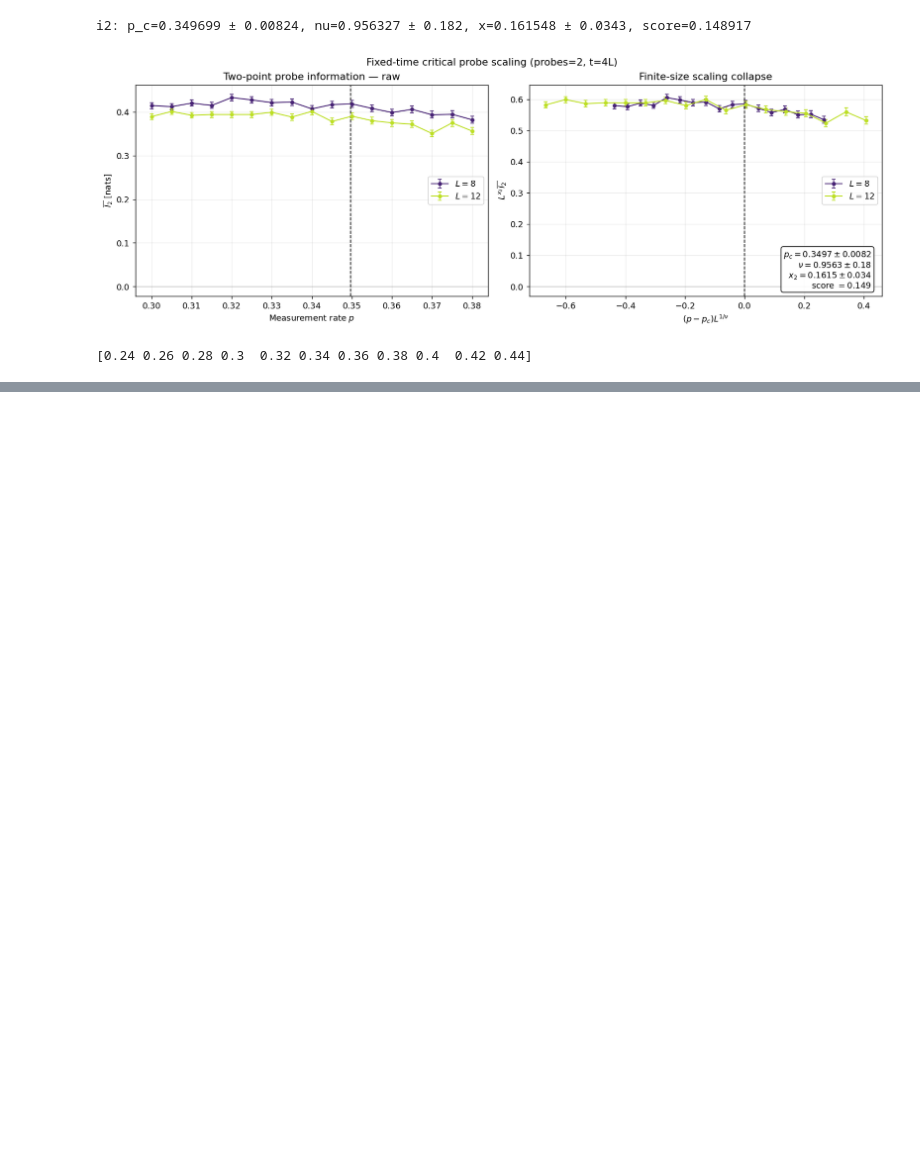
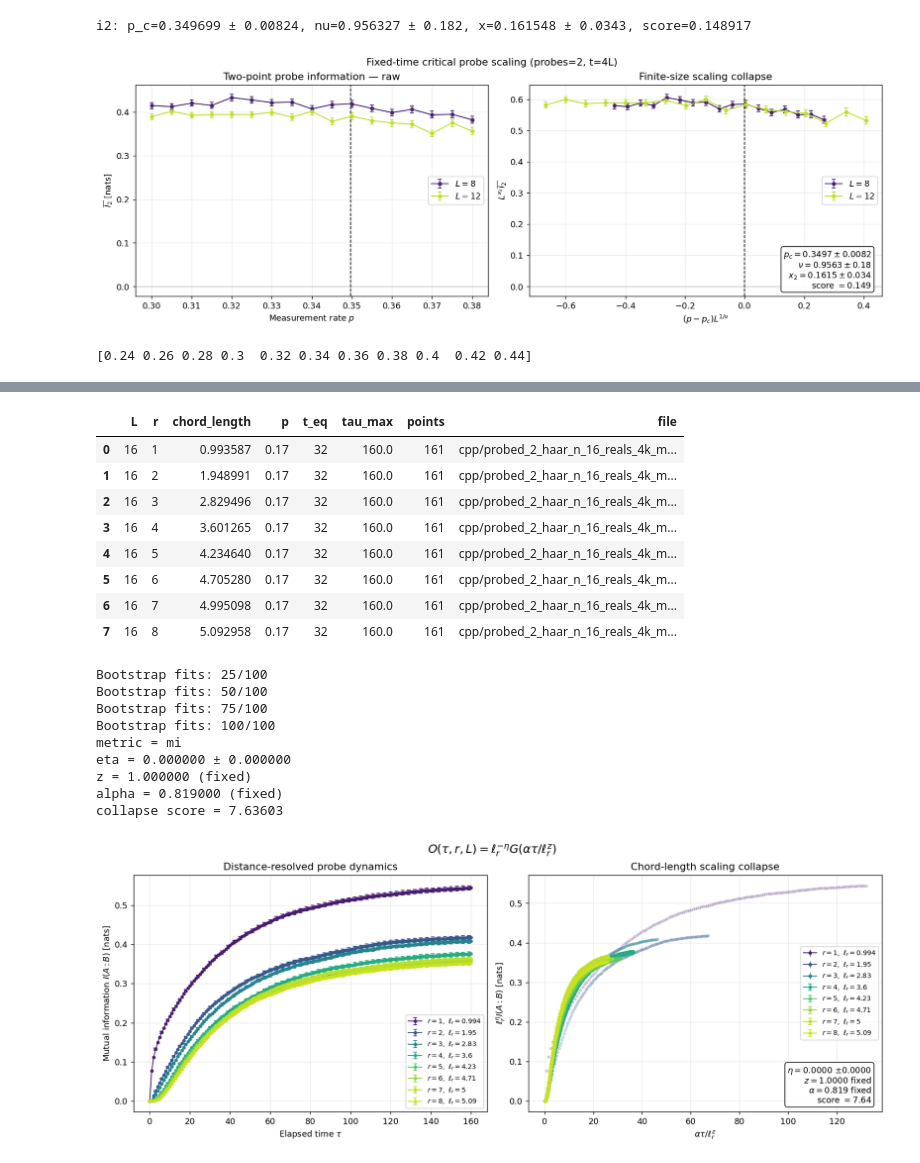
Before and after one commit to amarce4/mipt, a Jupyter notebook: python/visualize.ipynb, the cells around one changed output, grey strips where cells are left out. Cells and saved outputs as stored; diff of their text form; code cells hidden in the pictures; blank space fills up the shorter version.

```diff
--- a/python/visualize.ipynb
+++ b/python/visualize.ipynb
@@ -370,0 +378,35 @@ ValueError: Temporal late-time values do not bracket the spatial value I_space=0
+# %%
+from importlib import reload
+import data_analysis as da
+reload(da)
+
+result = da.probe_distance_collapse(
+    files="cpp/probed_2_haar_n_16_reals_4k_mode_4_p_0.17_teq_32_tau_0_160.csv",
+    metric="mi",       # "mi", "negativity", or "log_negativity"
+    mi_units="nats",
+    eta=None,          # None fits eta; a number fixes it
+    z=1.0,             # None fits z; 1.0 fixes the CFT expectation
+    alpha=0.819,         # fix to the anisotropy obtained from mode 3
+    fit_distance=(4, None),
+    fit_tau=(1, None),
+)
+# %% [output]
+|  | L | r | chord_length | p | t_eq | tau_max | points | file |
+| 0 | 16 | 1 | 0.993587 | 0.17 | 32 | 160.0 | 161 | cpp/probed_2_haar_n_16_reals_4k_m... |
+| 1 | 16 | 2 | 1.948991 | 0.17 | 32 | 160.0 | 161 | cpp/probed_2_haar_n_16_reals_4k_m... |
+| 2 | 16 | 3 | 2.829496 | 0.17 | 32 | 160.0 | 161 | cpp/probed_2_haar_n_16_reals_4k_m... |
+| 3 | 16 | 4 | 3.601265 | 0.17 | 32 | 160.0 | 161 | cpp/probed_2_haar_n_16_reals_4k_m... |
+| 4 | 16 | 5 | 4.234640 | 0.17 | 32 | 160.0 | 161 | cpp/probed_2_haar_n_16_reals_4k_m... |
+| 5 | 16 | 6 | 4.705280 | 0.17 | 32 | 160.0 | 161 | cpp/probed_2_haar_n_16_reals_4k_m... |
+| 6 | 16 | 7 | 4.995098 | 0.17 | 32 | 160.0 | 161 | cpp/probed_2_haar_n_16_reals_4k_m... |
+| 7 | 16 | 8 | 5.092958 | 0.17 | 32 | 160.0 | 161 | cpp/probed_2_haar_n_16_reals_4k_m... |
+Bootstrap fits: 25/100
+Bootstrap fits: 50/100
+Bootstrap fits: 75/100
+Bootstrap fits: 100/100
+metric = mi
+eta = 0.000000 ± 0.000000
+z = 1.000000 (fixed)
+alpha = 0.819000 (fixed)
+collapse score = 7.63603
+[figure, added]
```
Also changed, not shown: parts of 2 cells of this notebook, 15 other files.
